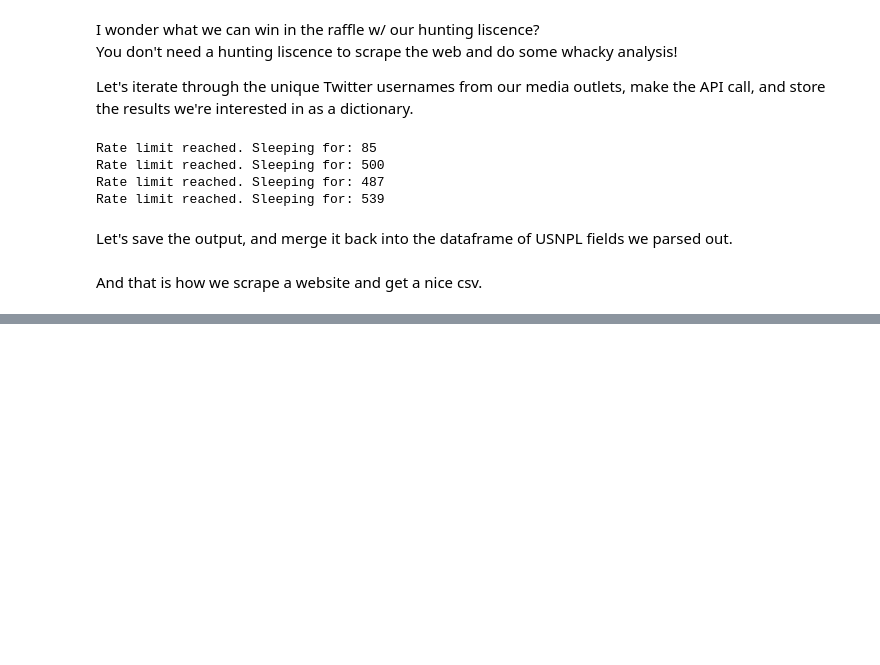
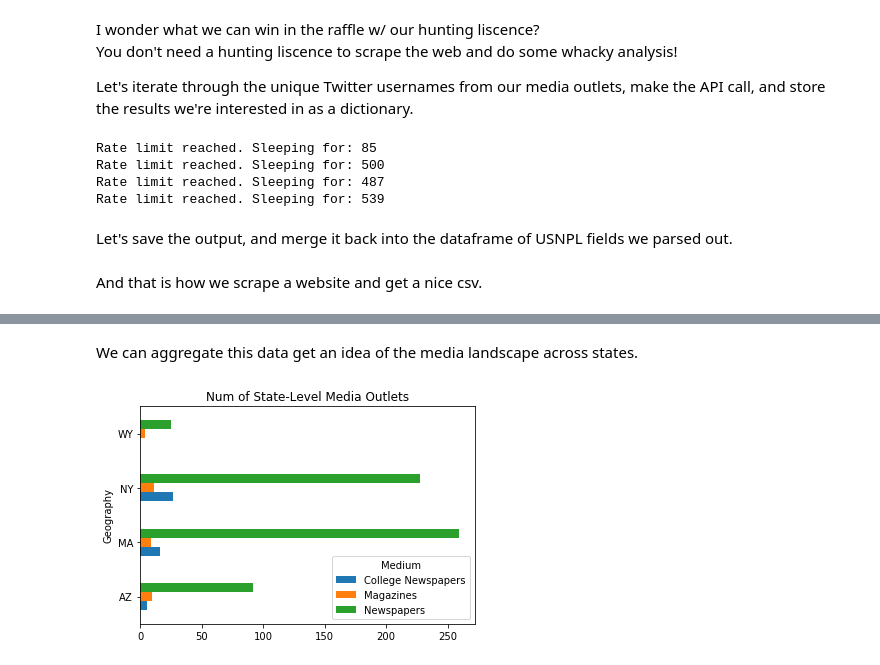
Before and after one commit to yinleon/usnpl, a Jupyter notebook: scrape_usnpl.ipynb, the cells around one changed output, grey strips where cells are left out. Cells and saved outputs as stored; diff of their text form; code cells hidden in the pictures; blank space fills up the shorter version.

Commit message:
added nice plot

```diff
--- a/scrape_usnpl.ipynb
+++ b/scrape_usnpl.ipynb
@@ -215,3 +215,5 @@ df_merge.head()
 | 2 | Anchorage Press | Newspapers | http://www.anchoragepress.com/ | https://www.facebook.com/anchorag... | anchoragepress | 17761344 | AK |
 | 3 | Petroleum News | Newspapers | http://www.petroleumnews.com/ | https://www.facebook.com/Petroleu... | NaN | NaN | AK |
 | 4 | Delta Discovery | Newspapers | http://www.deltadiscovery.com/ | https://www.facebook.com/deltadis... | NaN | NaN | AK |
+# %% [markdown]
+We can aggregate this data get an idea of the media landscape across states.
@@ -217,0 +222,7 @@ df_merge.head()
+# %%
+df_ = df_merge[dfdf_merge['Geography'].isin(['WY', 'AZ', 'MA', 'NY'])]
+df_ = pd.crosstab(df_['Geography'], df_['Medium'])
+# %%
+df_.plot(kind='barh', title="Num of State-Level Media Outlets");
+# %% [output]
+[figure, added]
```
Also changed, not shown: parts of 1 cell of this notebook.
